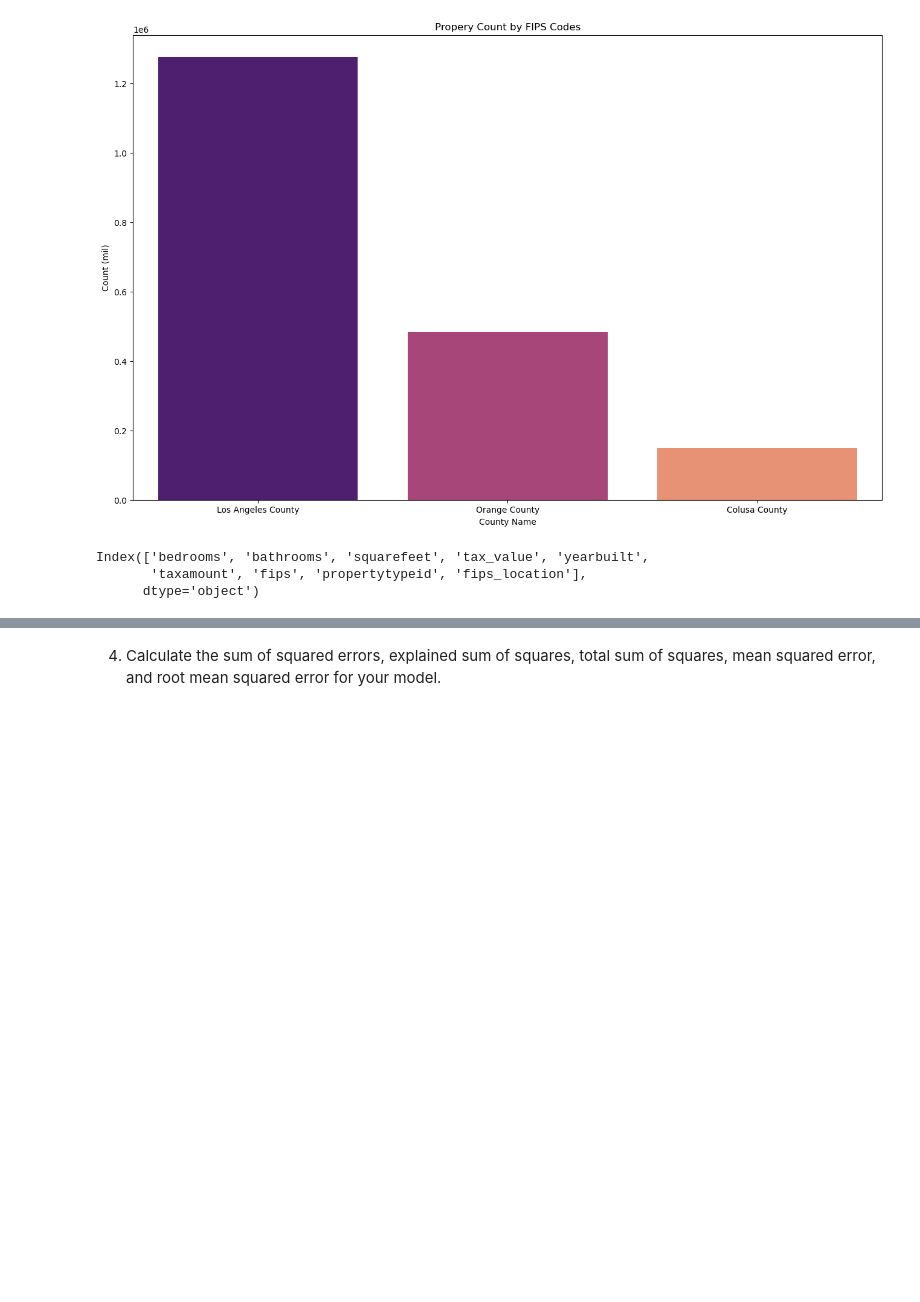
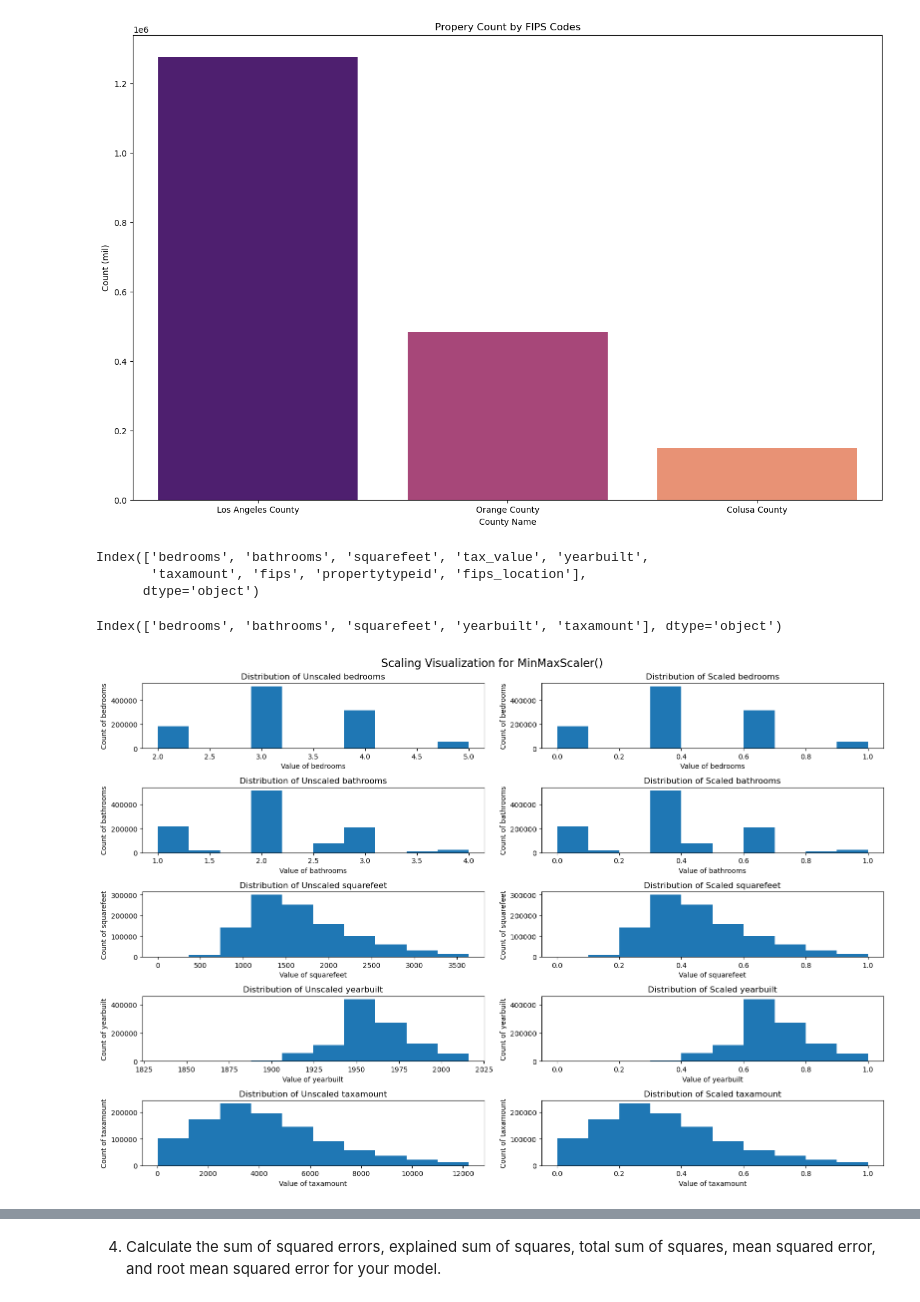
Before and after one commit to caroline-miller0921/regression_exercises, a Jupyter notebook: evaluate.ipynb, the cells around one changed output, grey strips where cells are left out. Saved outputs shown, nothing was run; the diff lists cells and outputs as text; code cells hidden in the pictures; blank space fills up the shorter version.

```diff
--- a/evaluate.ipynb
+++ b/evaluate.ipynb
@@ -33,3 +33,14 @@ Index(['bedrooms', 'bathrooms', 'squarefeet', 'tax_value', 'yearbuilt',
 # %%
 X = train.drop(columns={'fips', 'propertytypeid', 'fips_location', 'tax_value'})
 y = train['tax_value']
+# %%
+X.columns
+# %% [output]
+Index(['bedrooms', 'bathrooms', 'squarefeet', 'yearbuilt', 'taxamount'], dtype='object')
+# %%
+from sklearn.preprocessing import MinMaxScaler
+scaler = MinMaxScaler()
+# %%
+wrangle.scale_and_vis(scaler, X, ['bedrooms', 'bathrooms', 'squarefeet', 'yearbuilt', 'taxamount'])
+# %% [output]
+[figure, added]
```
Also changed, not shown: parts of 84 cells of this notebook, 1 other file.
